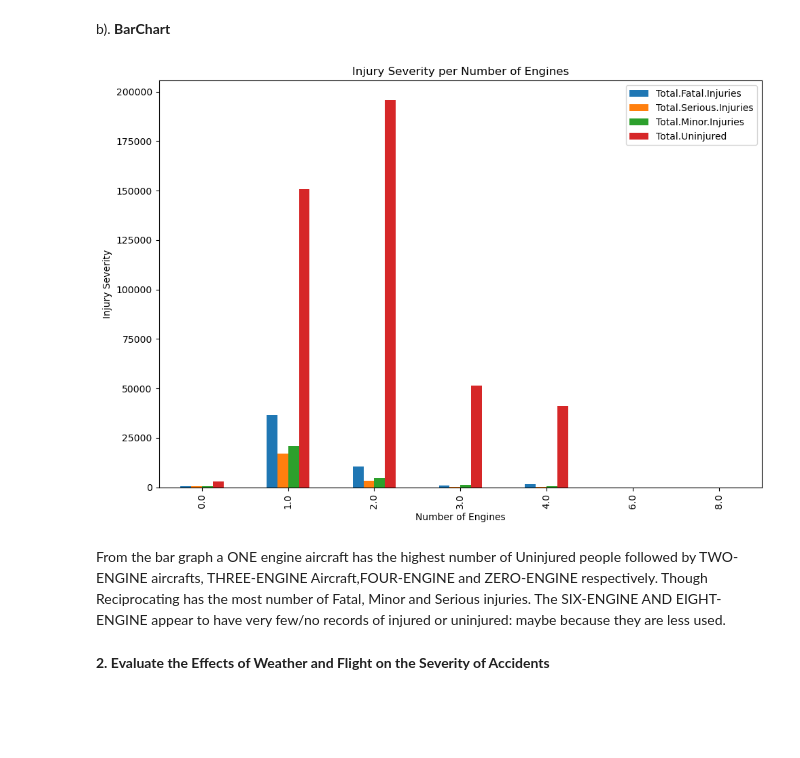
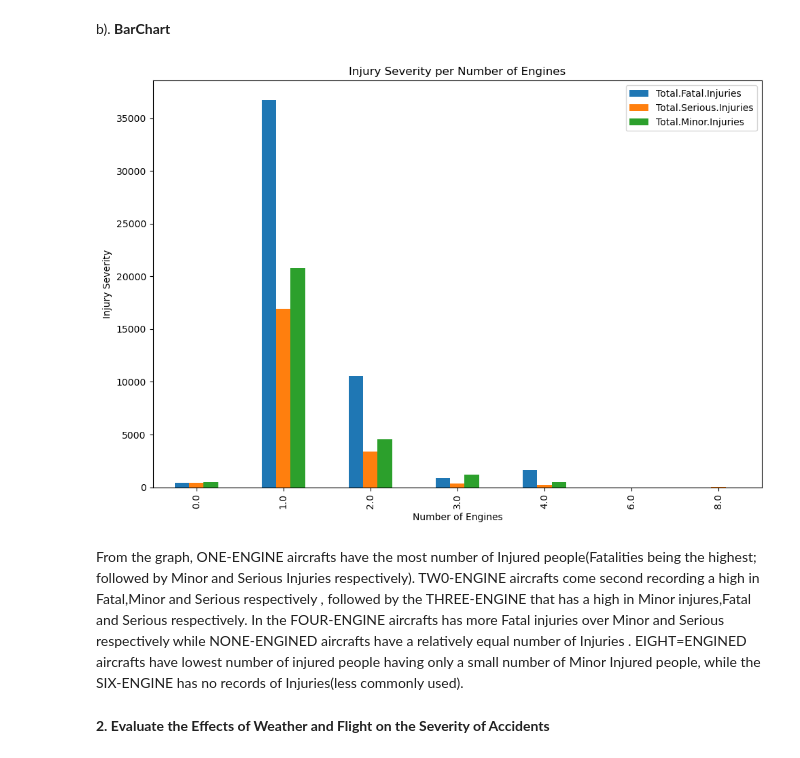
Before and after one commit to Sammy-751/DATA-SCIENCE-PH-01, a Jupyter notebook: Project Phase I .ipynb, the cells around one changed output. Saved outputs shown, nothing was run; the diff lists cells and outputs as text; code cells hidden in the pictures; blank space fills up the shorter version.

```diff
--- a/Project Phase I .ipynb
+++ b/Project Phase I .ipynb
@@ -40,7 +40,7 @@ import numpy as np
 import matplotlib.pyplot as plt
 %matplotlib inline
 # %%
-df = pd.read_csv("AviationData.csv", encoding= "latin-1")
+df = pd.read_csv("AviationData.csv", encoding= "latin-1", lowmemory= False)
 df.replace("-", np.nan, inplace=True)
 #used latin-1 beacause utf-18 wasn't able to encode the csv file.
 df
@@ -667,18 +667,18 @@ plt.show()
 b). **BarChart**
 # %%
 #We're going to check how engine type correlaates to the injury metrics
-engtype_severity=df.groupby("Number.of.Engines")[["Total.Fatal.Injuries","Total.Serious.Injuries","Total.Minor.Injuries","Total.Uninjured"]].sum()
+engtype_severity=df.groupby("Number.of.Engines")[["Total.Fatal.Injuries","Total.Serious.Injuries","Total.Minor.Injuries"]].sum()
 ax = engtype_severity.plot(kind="bar", figsize=(10,7))
 plt.title("Injury Severity per Number of Engines")
 plt.xlabel("Number of Engines")
 plt.ylabel("Injury Severity")
 plt.tight_layout()
 plt.legend()
 plt.show()
 # %% [output]
-[figure, old version]
+[figure, new version]
-# %% [markdown]
-From the bar graph a ONE engine aircraft has the highest number of Uninjured people followed by TWO-ENGINE aircrafts, THREE-ENGINE Aircraft,FOUR-ENGINE and ZERO-ENGINE respectively. Though Reciprocating has the most number of Fatal, Minor and Serious injuries. The SIX-ENGINE AND EIGHT-ENGINE appear to have very few/no records of injured or uninjured: maybe because they are less used.
+# %% [markdown]
+From the graph, ONE-ENGINE aircrafts have the most number of Injured people(Fatalities being the highest; followed by Minor and Serious Injuries respectively). TW0-ENGINE aircrafts come second recording a high in Fatal,Minor and Serious respectively , followed by the THREE-ENGINE that has a high in Minor injures,Fatal and Serious respectively. In the FOUR-ENGINE aircrafts has more Fatal injuries over Minor and Serious respectively while NONE-ENGINED aircrafts have a relatively equal number of Injuries . EIGHT=ENGINED aircrafts have lowest number of injured people having only a small number of Minor Injured people, while the SIX-ENGINE has no records of Injuries(less commonly used).
 # %% [markdown]
 **2. Evaluate the Effects of Weather and Flight on the Severity of Accidents**
 # %% [markdown]
```
Also changed, not shown: parts of 8 cells of this notebook.
